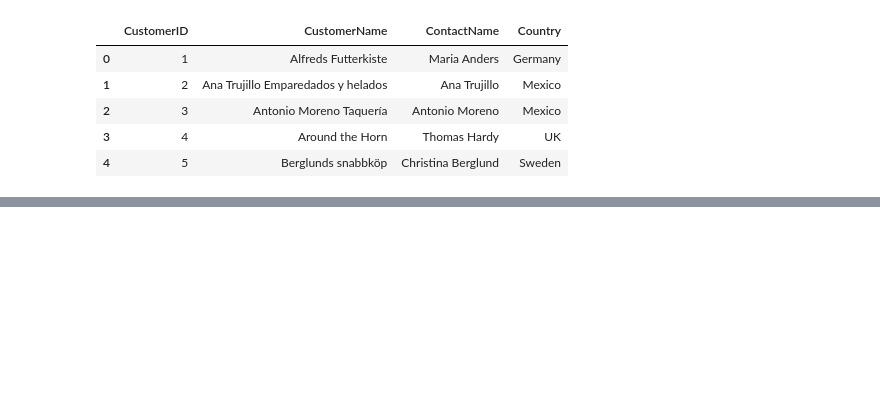
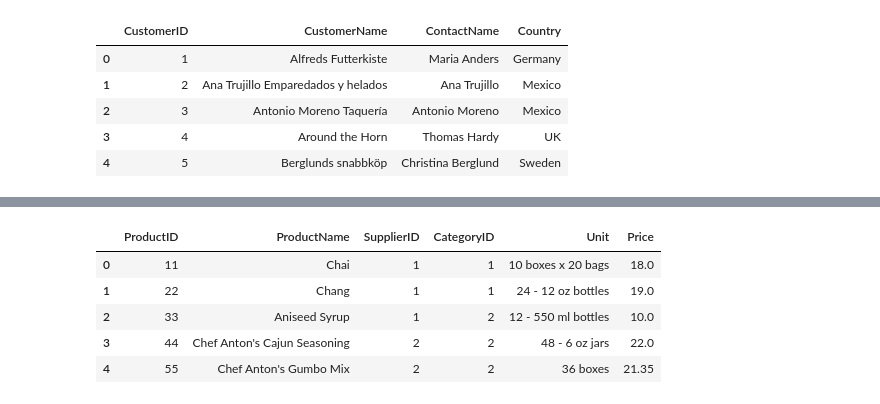
Before and after one commit to mmoshabe/Airtraffic-Control, a Jupyter notebook: deepnote/Airtraffic_Control/Customer behaviors.ipynb, the cells around one changed output, grey strips where cells are left out. Saved outputs shown, nothing was run; the diff lists cells and outputs as text; code cells hidden in the pictures; blank space fills up the shorter version.

Commit message:
Autosave
This commit was created by Deepnote. Project url: https://deepnote.com/project/360ce8b9-ca56-4969-a7c6-2b4d3b309009

```diff
--- a/deepnote/Airtraffic_Control/Customer behaviors.ipynb
+++ b/deepnote/Airtraffic_Control/Customer behaviors.ipynb
@@ -39,3 +78,19 @@ query_1
+# %%
+query_4 = _dntk.execute_sql(
+  'SELECT * \nFROM products',
+  'SQL_DEEPNOTE_DATAFRAME_SQL',
+  audit_sql_comment='',
+  sql_cache_mode='cache_disabled',
+  return_variable_type='query_preview'
+)
+query_4
+# %% [output]
+|  | ProductID | ProductName | SupplierID | CategoryID | Unit | Price |
+| 0 | 11 | Chai | 1 | 1 | 10 boxes x 20 bags | 18.0 |
+| 1 | 22 | Chang | 1 | 1 | 24 - 12 oz bottles | 19.0 |
+| 2 | 33 | Aniseed Syrup | 1 | 2 | 12 - 550 ml bottles | 10.0 |
+| 3 | 44 | Chef Anton's Cajun Seasoning | 2 | 2 | 48 - 6 oz jars | 22.0 |
+| 4 | 55 | Chef Anton's Gumbo Mix | 2 | 2 | 36 boxes | 21.35 |
 # %% [markdown]
 <a style='text-decoration:none;line-height:16px;display:flex;color:#5B5B62;padding:10px;justify-content:end;' href='https://deepnote.com?utm_source=created-in-deepnote-cell&projectId=360ce8b9-ca56-4969-a7c6-2b4d3b309009' target="_blank">
 <img alt='Created in deepnote.com' style='display:inline;max-height:16px;margin:0px;margin-right:7.5px;' src='embedded-picture-1' > </img>
```
Also changed, not shown: parts of 6 cells of this notebook, 1 other file.
